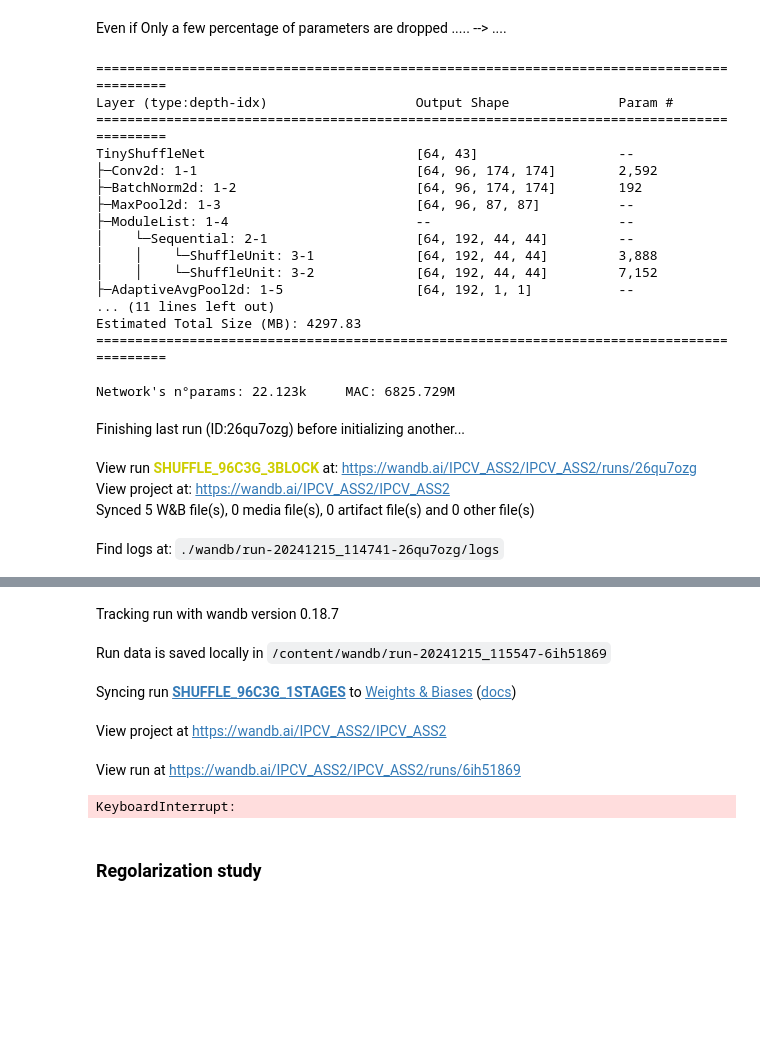
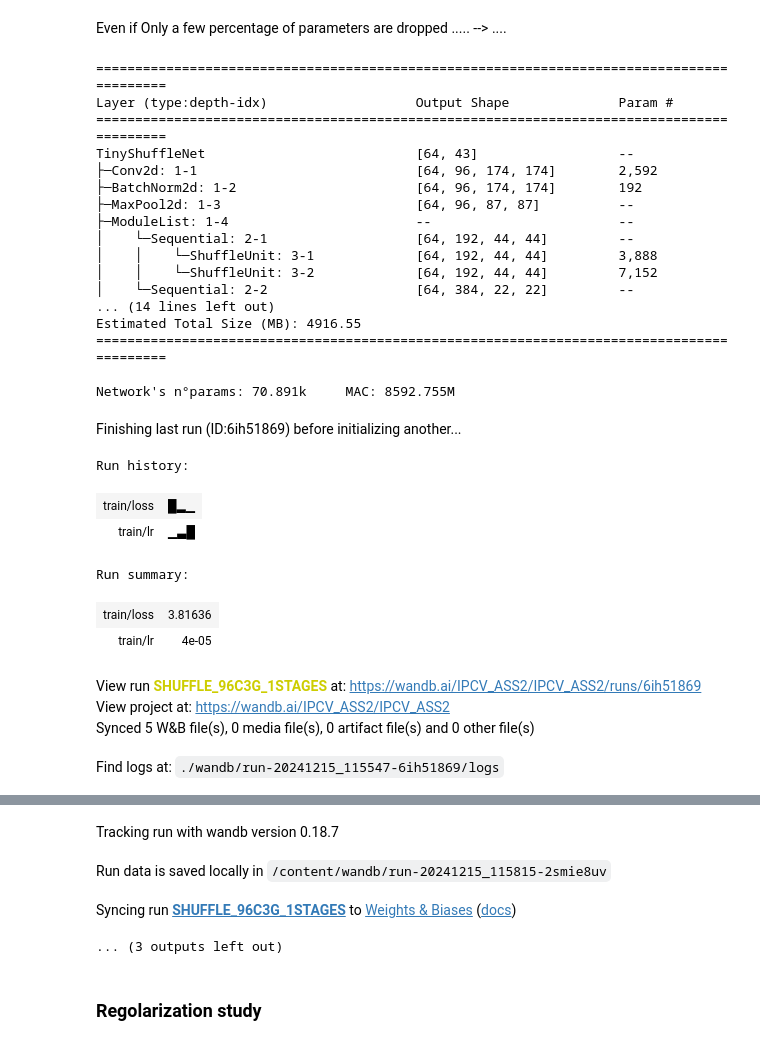
Before and after one commit to alessioarcara/ipcv_assignments, a Jupyter notebook: assignment2_final.ipynb, the cells around one changed output, grey strips where cells are left out. Cells and saved outputs as stored; diff of their text form; code cells hidden in the pictures; blank space fills up the shorter version.

Commit message:
Fix typo in stages ablation

```diff
--- a/assignment2_final.ipynb
+++ b/assignment2_final.ipynb
@@ -923,41 +923,47 @@ Even if Only a few percentage of parameters are dropped ..... --> ....
 # %%
 stages_config = [2, 4]
 
-for num_stages in blocks_config:
+for num_stages in stages_config:
     model = TinyShuffleNet(num_classes, num_stages=num_stages)
     print_summary(model, (64, 3, 348, 348))
 
     cfg["wandb_run_name"] = f"SHUFFLE_96C3G_{num_stages}STAGES"
 
     trainer = Trainer(
         model,
         train_loader_augmented,
         val_loader,
         device,
         num_classes
     )
 
     trainer.train()
 # %% [output]
 ==========================================================================================
 Layer (type:depth-idx)                   Output Shape              Param #
 ==========================================================================================
 TinyShuffleNet                           [64, 43]                  --
 ├─Conv2d: 1-1                            [64, 96, 174, 174]        2,592
 ├─BatchNorm2d: 1-2                       [64, 96, 174, 174]        192
 ├─MaxPool2d: 1-3                         [64, 96, 87, 87]          --
 ├─ModuleList: 1-4                        --                        --
 │    └─Sequential: 2-1                   [64, 192, 44, 44]         --
 │    │    └─ShuffleUnit: 3-1             [64, 192, 44, 44]         3,888
 │    │    └─ShuffleUnit: 3-2             [64, 192, 44, 44]         7,152
-├─AdaptiveAvgPool2d: 1-5                 [64, 192, 1, 1]           --
-... (11 lines left out)
-Estimated Total Size (MB): 4297.83
+│    └─Sequential: 2-2                   [64, 384, 22, 22]         --
+... (14 lines left out)
+Estimated Total Size (MB): 4916.55
 ==========================================================================================
 
-Network's n°params: 22.123k     MAC: 6825.729M
+Network's n°params: 70.891k     MAC: 8592.755M
-Finishing last run (ID:26qu7ozg) before initializing another...
+Finishing last run (ID:6ih51869) before initializing another...
+Run history:
+| train/loss | █▂▁ |
+| train/lr | ▁▃█ |
+Run summary:
+| train/loss | 3.81636 |
+| train/lr | 4e-05 |
-View run SHUFFLE_96C3G_3BLOCK at: https://wandb.ai/IPCV_ASS2/IPCV_ASS2/runs/26qu7ozg
+View run SHUFFLE_96C3G_1STAGES at: https://wandb.ai/IPCV_ASS2/IPCV_ASS2/runs/6ih51869
 View project at: https://wandb.ai/IPCV_ASS2/IPCV_ASS2
 Synced 5 W&B file(s), 0 media file(s), 0 artifact file(s) and 0 other file(s)
-Find logs at: ./wandb/run-20241215_114741-26qu7ozg/logs
+Find logs at: ./wandb/run-20241215_115547-6ih51869/logs
@@ -965,9 +971,7 @@ Successfully finished last run (ID:26qu7ozg). Initializing new run:
 Tracking run with wandb version 0.18.7
-Run data is saved locally in /content/wandb/run-20241215_115547-6ih51869
+Run data is saved locally in /content/wandb/run-20241215_115815-2smie8uv
 Syncing run SHUFFLE_96C3G_1STAGES to Weights & Biases (docs)
-View project at https://wandb.ai/IPCV_ASS2/IPCV_ASS2
-View run at https://wandb.ai/IPCV_ASS2/IPCV_ASS2/runs/6ih51869
-KeyboardInterrupt:
+... (3 outputs left out)
 # %% [markdown]
 ### Regolarization study
 # %% [markdown]
```
Also changed, not shown: parts of 1 cell of this notebook.
